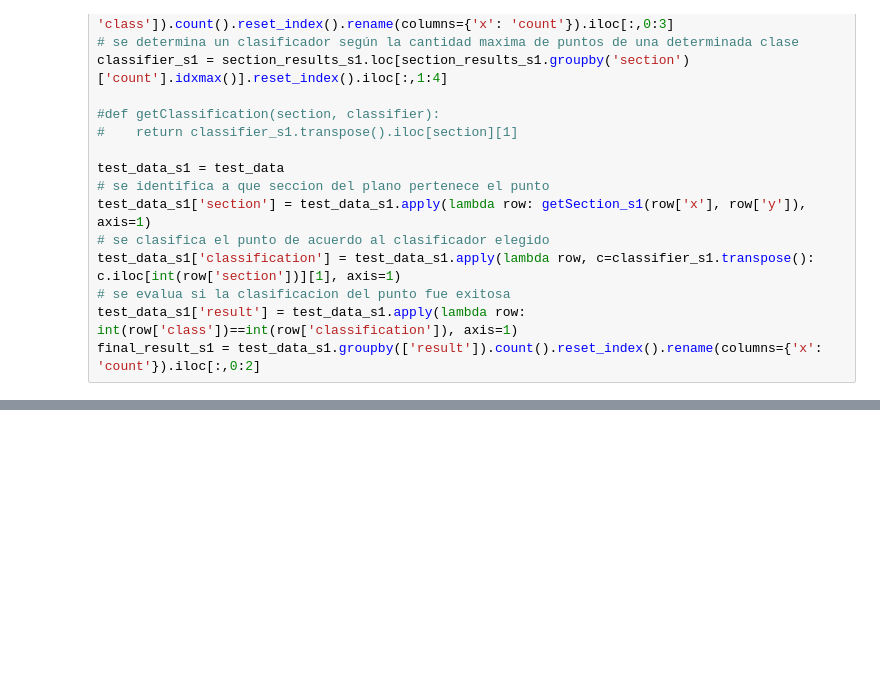
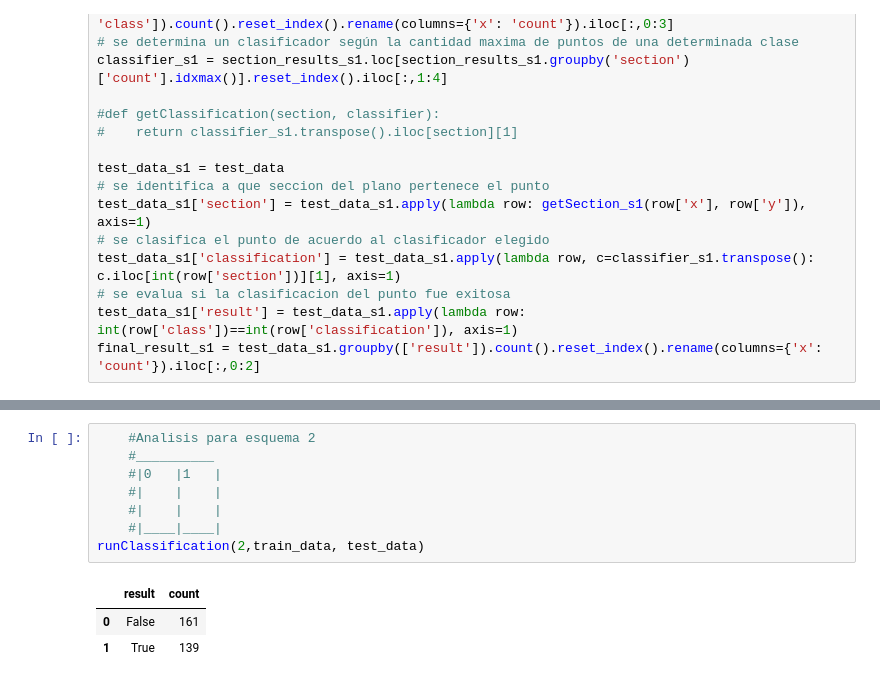
Before and after one commit to guidoAlbarello/aprendizajeEstadistico, a Jupyter notebook: ComparacionClasificadores.ipynb, the cells around one changed output, grey strips where cells are left out. Cells and saved outputs as stored; diff of their text form; blank space fills up the shorter version.

```diff
--- a/ComparacionClasificadores.ipynb
+++ b/ComparacionClasificadores.ipynb
@@ -141,0 +260,12 @@ plt.show()
+# %%
+    #Analisis para esquema 2
+    #__________
+    #|0   |1   |
+    #|    |    |
+    #|    |    |
+    #|____|____|
+runClassification(2,train_data, test_data)
+# %% [output]
+|  | result | count |
+| 0 | False | 161 |
+| 1 | True | 139 |
```
Also changed, not shown: parts of 14 cells of this notebook, 2 other files.
